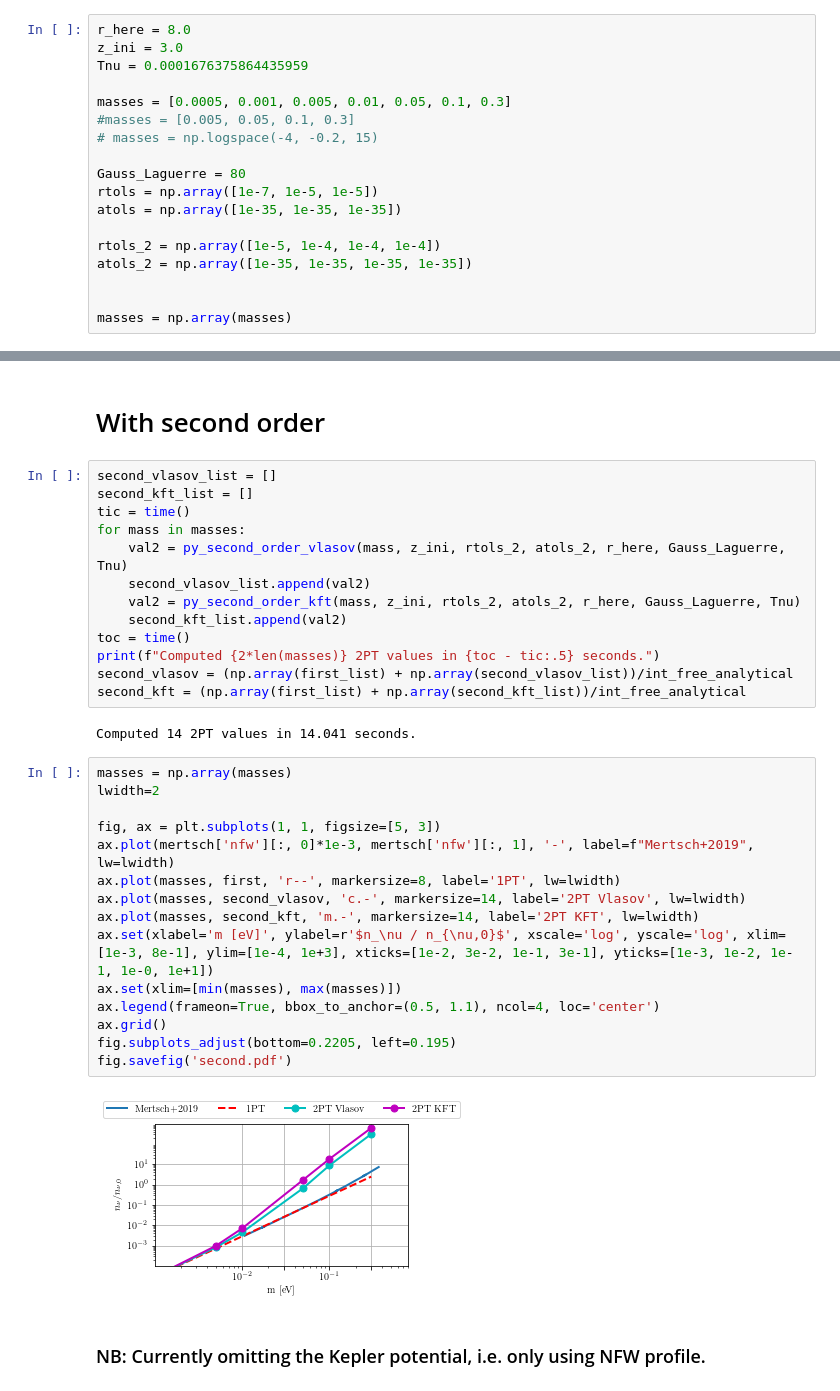
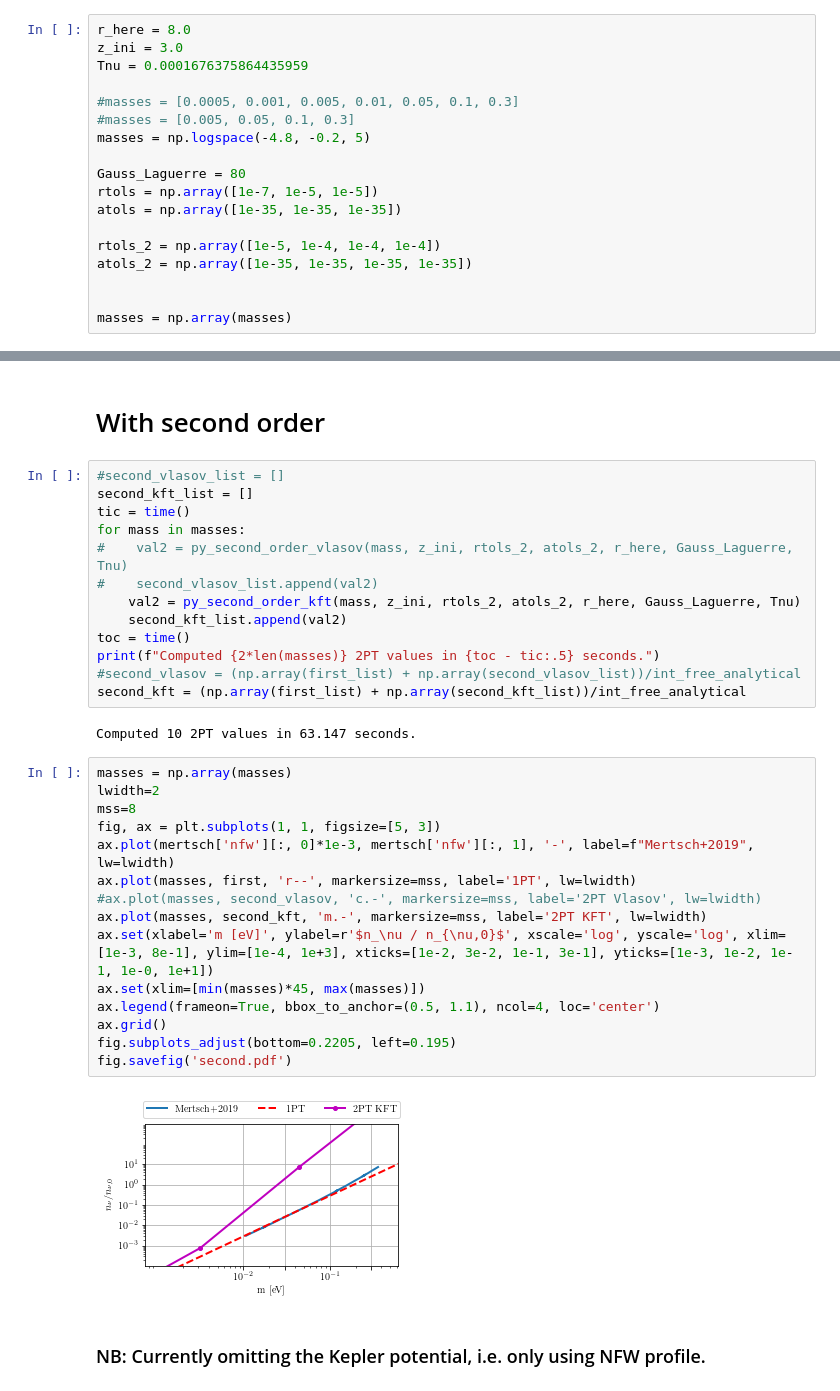
Before and after one commit to EBHolm/KFT-Neutrinos, a Jupyter notebook: notebooks/second_order.ipynb, the cells around one changed output, grey strips where cells are left out. Saved outputs shown, nothing was run; the diff lists cells and outputs as text.

```diff
--- a/notebooks/second_order.ipynb
+++ b/notebooks/second_order.ipynb
@@ -43,9 +41,9 @@ r_here = 8.0
 z_ini = 3.0
 Tnu = 0.0001676375864435959
 
-masses = [0.0005, 0.001, 0.005, 0.01, 0.05, 0.1, 0.3]
+#masses = [0.0005, 0.001, 0.005, 0.01, 0.05, 0.1, 0.3]
 #masses = [0.005, 0.05, 0.1, 0.3]
-# masses = np.logspace(-4, -0.2, 15)
+masses = np.logspace(-4.8, -0.2, 5)
 
 Gauss_Laguerre = 80
 rtols = np.array([1e-7, 1e-5, 1e-5])
@@ -79,36 +77,36 @@ Computed 7 1PT values in 0.2983 seconds.
 # %% [markdown]
 # With second order
 # %%
-second_vlasov_list = []
+#second_vlasov_list = []
 second_kft_list = []
 tic = time()
 for mass in masses:
-    val2 = py_second_order_vlasov(mass, z_ini, rtols_2, atols_2, r_here, Gauss_Laguerre, Tnu)
-    second_vlasov_list.append(val2)
+#    val2 = py_second_order_vlasov(mass, z_ini, rtols_2, atols_2, r_here, Gauss_Laguerre, Tnu)
+#    second_vlasov_list.append(val2)
     val2 = py_second_order_kft(mass, z_ini, rtols_2, atols_2, r_here, Gauss_Laguerre, Tnu)
     second_kft_list.append(val2)
 toc = time()
 print(f"Computed {2*len(masses)} 2PT values in {toc - tic:.5} seconds.")
-second_vlasov = (np.array(first_list) + np.array(second_vlasov_list))/int_free_analytical
+#second_vlasov = (np.array(first_list) + np.array(second_vlasov_list))/int_free_analytical
 second_kft = (np.array(first_list) + np.array(second_kft_list))/int_free_analytical
 # %% [output]
-Computed 14 2PT values in 14.041 seconds.
+Computed 10 2PT values in 63.147 seconds.
 # %%
 masses = np.array(masses)
 lwidth=2
-
+mss=8
 fig, ax = plt.subplots(1, 1, figsize=[5, 3])
 ax.plot(mertsch['nfw'][:, 0]*1e-3, mertsch['nfw'][:, 1], '-', label=f"Mertsch+2019", lw=lwidth)
-ax.plot(masses, first, 'r--', markersize=8, label='1PT', lw=lwidth)
-ax.plot(masses, second_vlasov, 'c.-', markersize=14, label='2PT Vlasov', lw=lwidth)
-ax.plot(masses, second_kft, 'm.-', markersize=14, label='2PT KFT', lw=lwidth)
+ax.plot(masses, first, 'r--', markersize=mss, label='1PT', lw=lwidth)
+#ax.plot(masses, second_vlasov, 'c.-', markersize=mss, label='2PT Vlasov', lw=lwidth)
+ax.plot(masses, second_kft, 'm.-', markersize=mss, label='2PT KFT', lw=lwidth)
 ax.set(xlabel='m [eV]', ylabel=r'$n_\nu / n_{\nu,0}$', xscale='log', yscale='log', xlim=[1e-3, 8e-1], ylim=[1e-4, 1e+3], xticks=[1e-2, 3e-2, 1e-1, 3e-1], yticks=[1e-3, 1e-2, 1e-1, 1e-0, 1e+1])
-ax.set(xlim=[min(masses), max(masses)])
+ax.set(xlim=[min(masses)*45, max(masses)])
 ax.legend(frameon=True, bbox_to_anchor=(0.5, 1.1), ncol=4, loc='center')
 ax.grid()
 fig.subplots_adjust(bottom=0.2205, left=0.195)
 fig.savefig('second.pdf')
 # %% [output]
-[figure, old version]
+[figure, new version]
 # %% [markdown]
 ### NB: Currently omitting the Kepler potential, i.e. only using NFW profile.
```
Also changed, not shown: parts of 8 cells of this notebook, 3 other files.
